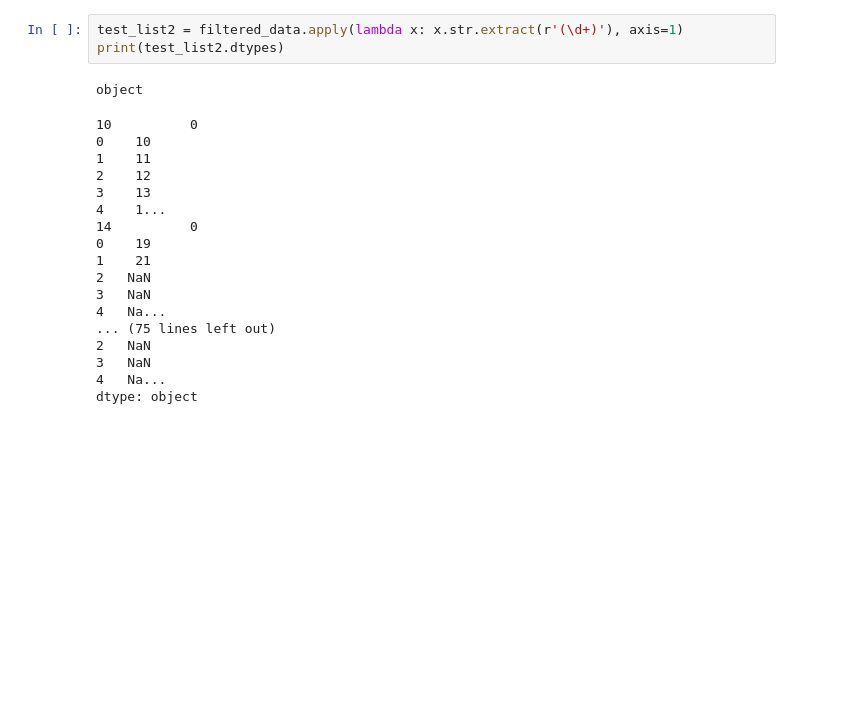
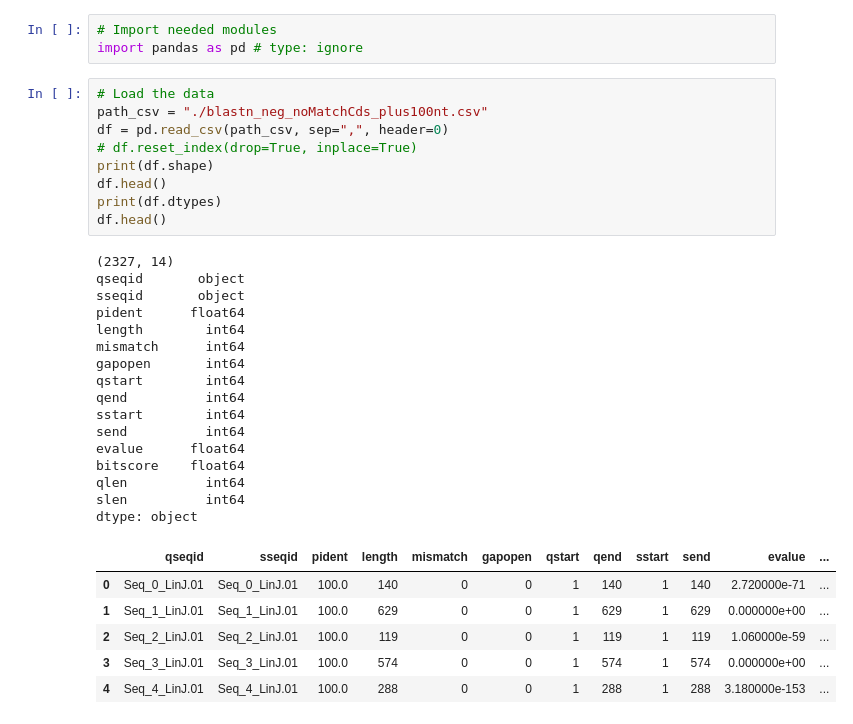
Before and after one commit to Viskuit/Test_BEDOPS, a Jupyter notebook: 21.Subfamilies_classification/test.ipynb, the cells around one changed output. Saved outputs shown, nothing was run; the diff lists cells and outputs as text; blank space fills up the shorter version.

Commit message:
Finished the how to make the negative data with no match in CDS respond

```diff
--- a/21.Subfamilies_classification/test.ipynb
+++ b/21.Subfamilies_classification/test.ipynb
@@ -115,22 +1,35 @@ filtered_data
-# %%
-test_list2 = filtered_data.apply(lambda x: x.str.extract(r'(\d+)'), axis=1)
-print(test_list2.dtypes)
-# %% [output]
-object
-10          0
-0    10
-1    11
-2    12
-3    13
-4    1...
-14          0
-0    19
-1    21
-2   NaN
-3   NaN
-4   Na...
-... (75 lines left out)
-2   NaN
-3   NaN
-4   Na...
-dtype: object
+# %%
+# Import needed modules
+import pandas as pd # type: ignore
+# %%
+# Load the data
+path_csv = "./blastn_neg_noMatchCds_plus100nt.csv"
+df = pd.read_csv(path_csv, sep=",", header=0)
+# df.reset_index(drop=True, inplace=True)
+print(df.shape)
+df.head()
+print(df.dtypes)
+df.head()
+# %% [output]
+(2327, 14)
+qseqid       object
+sseqid       object
+pident      float64
+length        int64
+mismatch      int64
+gapopen       int64
+qstart        int64
+qend          int64
+sstart        int64
+send          int64
+evalue      float64
+bitscore    float64
+qlen          int64
+slen          int64
+dtype: object
+|  | qseqid | sseqid | pident | length | mismatch | gapopen | qstart | qend | sstart | send | evalue | ... |
+| 0 | Seq_0_LinJ.01 | Seq_0_LinJ.01 | 100.0 | 140 | 0 | 0 | 1 | 140 | 1 | 140 | 2.720000e-71 | ... |
+| 1 | Seq_1_LinJ.01 | Seq_1_LinJ.01 | 100.0 | 629 | 0 | 0 | 1 | 629 | 1 | 629 | 0.000000e+00 | ... |
+| 2 | Seq_2_LinJ.01 | Seq_2_LinJ.01 | 100.0 | 119 | 0 | 0 | 1 | 119 | 1 | 119 | 1.060000e-59 | ... |
+| 3 | Seq_3_LinJ.01 | Seq_3_LinJ.01 | 100.0 | 574 | 0 | 0 | 1 | 574 | 1 | 574 | 0.000000e+00 | ... |
+| 4 | Seq_4_LinJ.01 | Seq_4_LinJ.01 | 100.0 | 288 | 0 | 0 | 1 | 288 | 1 | 288 | 3.180000e-153 | ... |
```
Also changed, not shown: parts of 14 cells of this notebook, 5 other files.
